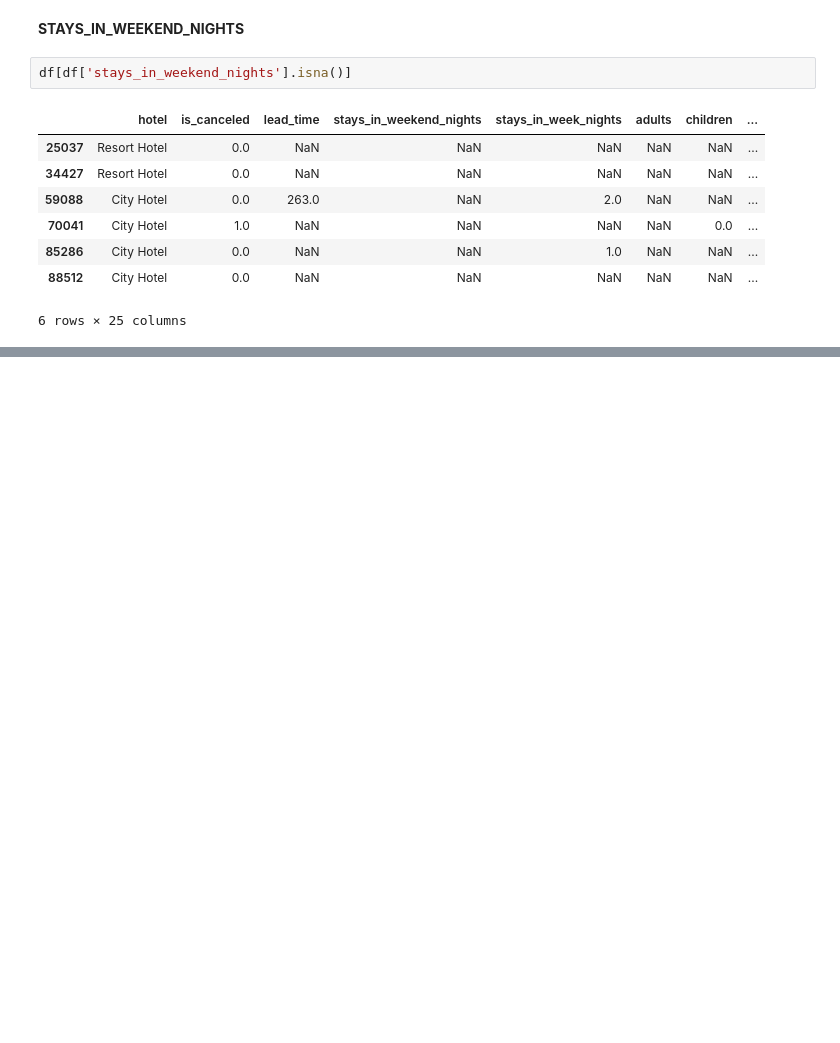
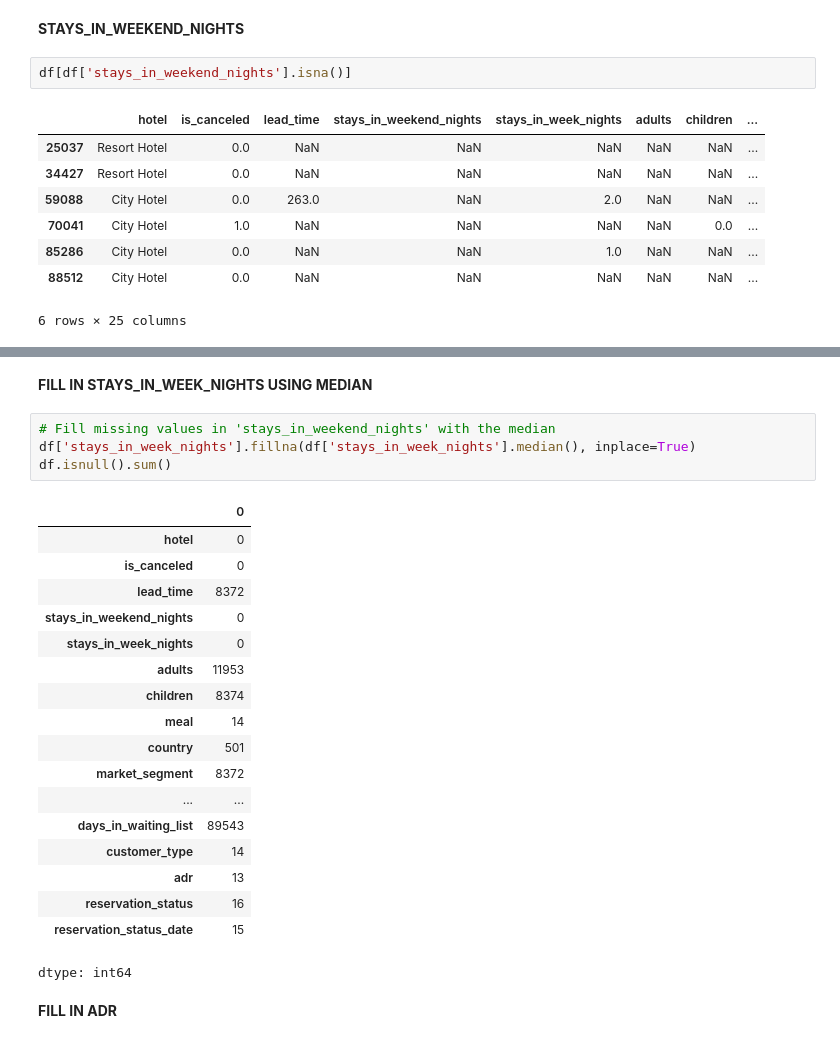
Before and after one commit to Kekkles1/BI-Colab, a Jupyter notebook: BI Assignment.ipynb, the cells around one changed output, grey strips where cells are left out. Saved outputs shown, nothing was run; the diff lists cells and outputs as text; blank space fills up the shorter version.

```diff
--- a/BI Assignment.ipynb
+++ b/BI Assignment.ipynb
@@ -726,0 +729,27 @@ df[df['stays_in_weekend_nights'].isna()]
+# %% [markdown]
+**FILL IN STAYS_IN_WEEK_NIGHTS USING MEDIAN**
+# %%
+# Fill missing values in 'stays_in_weekend_nights' with the median
+df['stays_in_week_nights'].fillna(df['stays_in_week_nights'].median(), inplace=True)
+df.isnull().sum()
+# %% [output]
+|  | 0 |
+| hotel | 0 |
+| is_canceled | 0 |
+| lead_time | 8372 |
+| stays_in_weekend_nights | 0 |
+| stays_in_week_nights | 0 |
+| adults | 11953 |
+| children | 8374 |
+| meal | 14 |
+| country | 501 |
+| market_segment | 8372 |
+| ... | ... |
+| days_in_waiting_list | 89543 |
+| customer_type | 14 |
+| adr | 13 |
+| reservation_status | 16 |
+| reservation_status_date | 15 |
+dtype: int64
+# %% [markdown]
+**FILL IN ADR**
```
Also changed, not shown: parts of 12 cells of this notebook.
